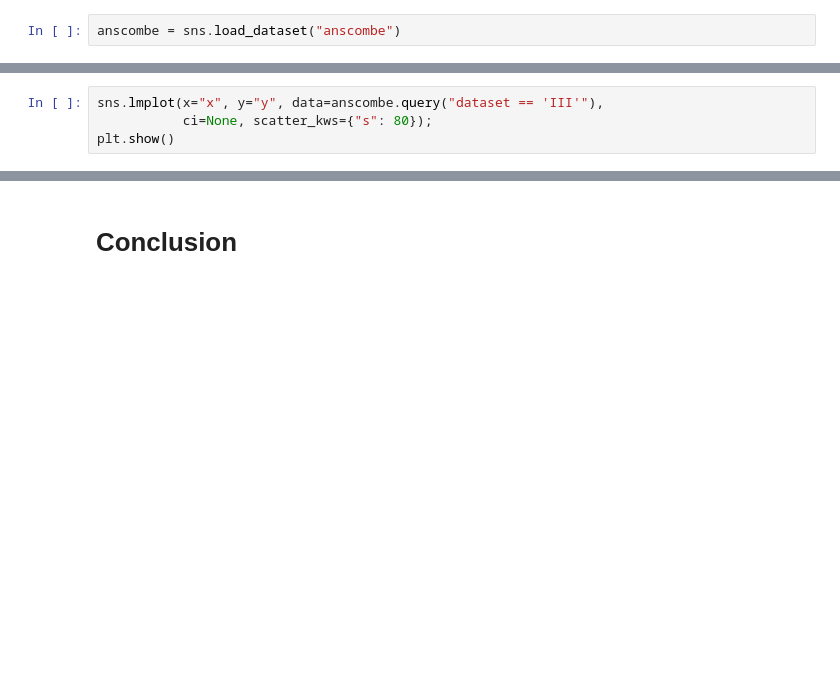
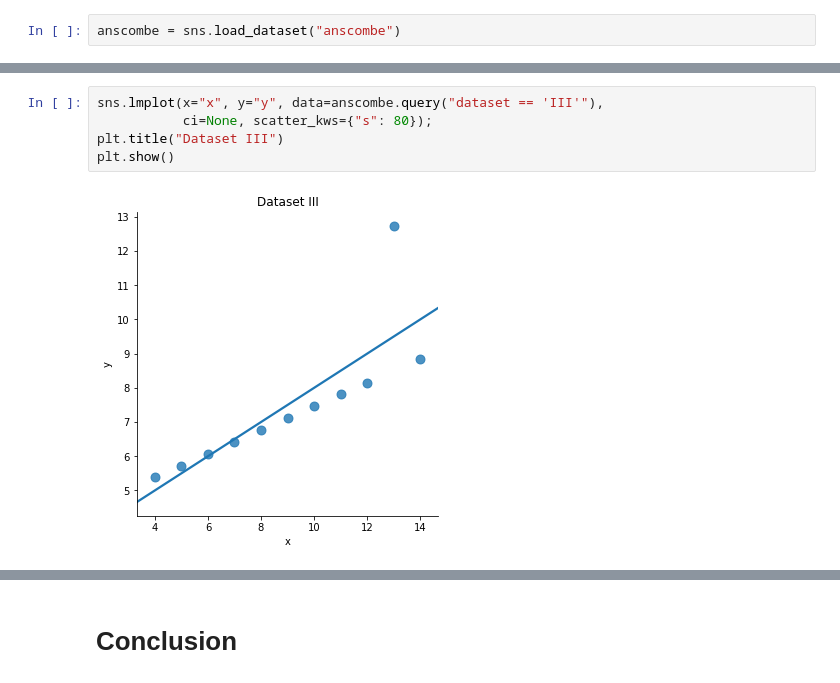
Before and after one commit to simonava5/AnscombesData, a Jupyter notebook: AnscombesDataNew.ipynb, the cells around one changed output, grey strips where cells are left out. Drawn from its saved outputs; the diff is of its cells as text; blank space fills up the shorter version.

```diff
--- a/AnscombesDataNew.ipynb
+++ b/AnscombesDataNew.ipynb
@@ -73,7 +129,10 @@ plt.show()
 # %%
 sns.lmplot(x="x", y="y", data=anscombe.query("dataset == 'III'"),
            ci=None, scatter_kws={"s": 80});
+plt.title("Dataset III")
 plt.show()
+# %% [output]
+[figure, added]
 # %%
 sns.lmplot(x="x", y="y", data=anscombe.query("dataset == 'IV'"),
            ci=None, scatter_kws={"s": 80});
```
Also changed, not shown: parts of 22 cells of this notebook.
